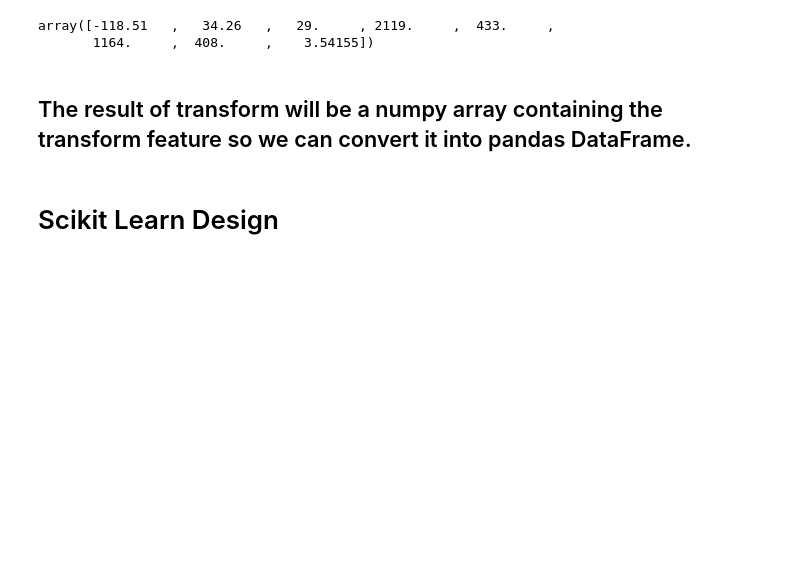
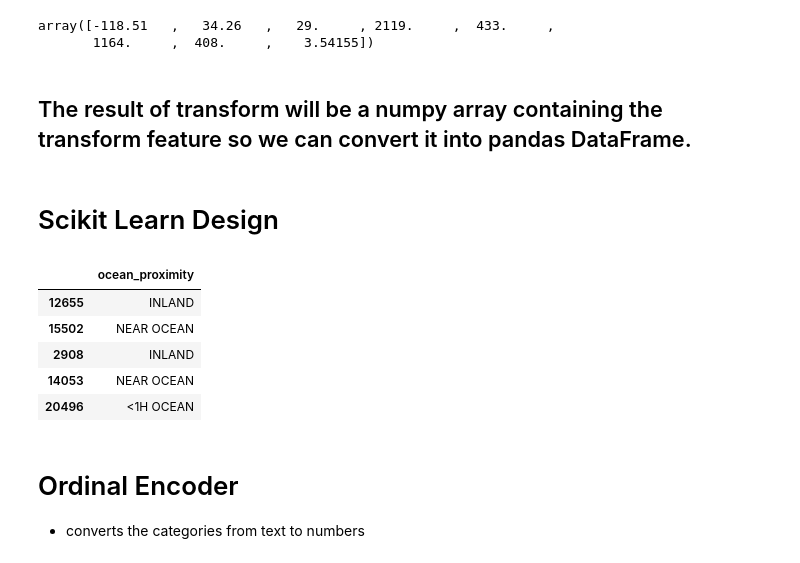
Before and after one commit to tijaruS/ml, a Jupyter notebook: test.ipynb, the cells around one changed output. Saved outputs shown, nothing was run; the diff lists cells and outputs as text; code cells hidden in the pictures; blank space fills up the shorter version.

```diff
--- a/test.ipynb
+++ b/test.ipynb
@@ -274,3 +274,17 @@ X = imputer.transform(housing_num)
 housing_tr=pd.DataFrame(X,columns=housing_num.columns, index=housing_num.index)
 # %% [markdown]
 # Scikit Learn Design
+# %%
+housing_cat=housing[["ocean_proximity"]]
+# %%
+housing_cat.head()
+# %% [output]
+|  | ocean_proximity |
+| 12655 | INLAND |
+| 15502 | NEAR OCEAN |
+| 2908 | INLAND |
+| 14053 | NEAR OCEAN |
+| 20496 | <1H OCEAN |
+# %% [markdown]
+# Ordinal Encoder
+- converts the categories from text to numbers
```
Also changed, not shown: parts of 23 cells of this notebook.
